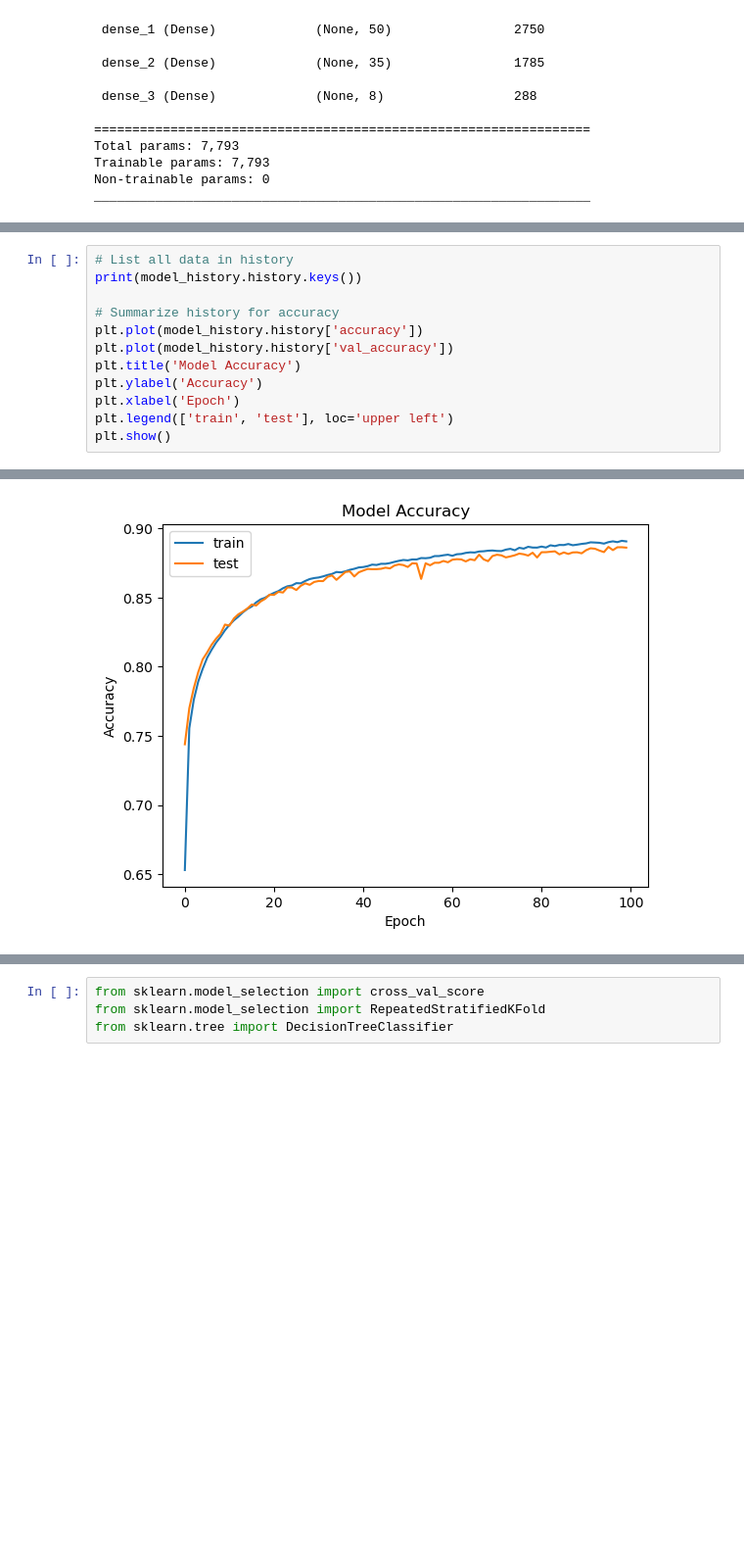
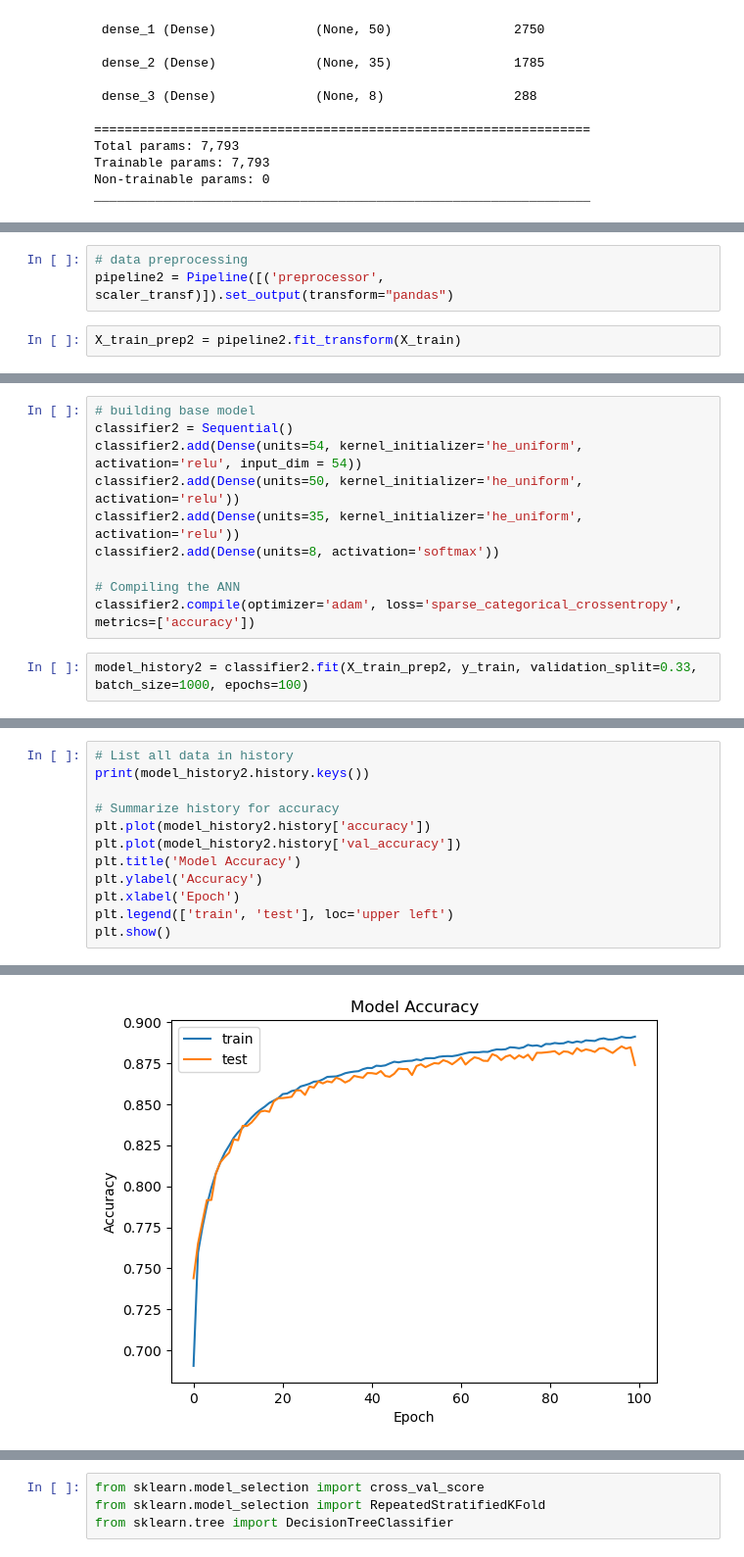
Before and after one commit to PawelJWieczorek/pwieczorek, a Jupyter notebook: cover_type_classification_nn.ipynb, the cells around one changed output, grey strips where cells are left out. Shown at 98% size. Saved outputs shown, nothing was run; the diff lists cells and outputs as text; blank space fills up the shorter version.

Commit message:
full pipeline

```diff
--- a/cover_type_classification_nn.ipynb
+++ b/cover_type_classification_nn.ipynb
@@ -244,0 +341,5 @@ weighted avg       0.89      0.89      0.89    116203
+# %%
+# data preprocessing
+pipeline2 = Pipeline([('preprocessor', scaler_transf)]).set_output(transform="pandas")
+# %%
+X_train_prep2 = pipeline2.fit_transform(X_train)
@@ -244,0 +367,12 @@ weighted avg       0.89      0.89      0.89    116203
+# %%
+# building base model
+classifier2 = Sequential()
+classifier2.add(Dense(units=54, kernel_initializer='he_uniform', activation='relu', input_dim = 54))
+classifier2.add(Dense(units=50, kernel_initializer='he_uniform', activation='relu'))
+classifier2.add(Dense(units=35, kernel_initializer='he_uniform', activation='relu'))
+classifier2.add(Dense(units=8, activation='softmax'))
+
+# Compiling the ANN
+classifier2.compile(optimizer='adam', loss='sparse_categorical_crossentropy', metrics=['accuracy'])
+# %%
+model_history2 = classifier2.fit(X_train_prep2, y_train, validation_split=0.33, batch_size=1000, epochs=100)
@@ -245,18 +466,18 @@ weighted avg       0.89      0.89      0.89    116203
 # %%
 # List all data in history
-print(model_history.history.keys())
+print(model_history2.history.keys())
 
 # Summarize history for accuracy
-plt.plot(model_history.history['accuracy'])
-plt.plot(model_history.history['val_accuracy'])
+plt.plot(model_history2.history['accuracy'])
+plt.plot(model_history2.history['val_accuracy'])
 plt.title('Model Accuracy')
 plt.ylabel('Accuracy')
 plt.xlabel('Epoch')
 plt.legend(['train', 'test'], loc='upper left')
 plt.show()
 # %% [output]
 dict_keys(['loss', 'accuracy', 'val_loss', 'val_accuracy'])
-[figure, old version]
+[figure, new version]
 # %%
 # Summarize history for loss
 
```
Also changed, not shown: parts of 98 cells of this notebook.
